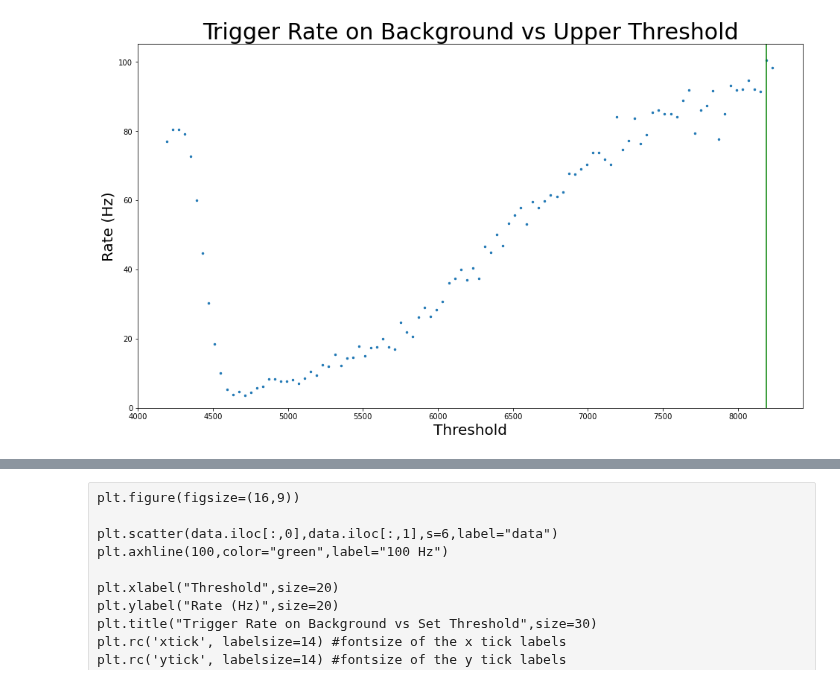
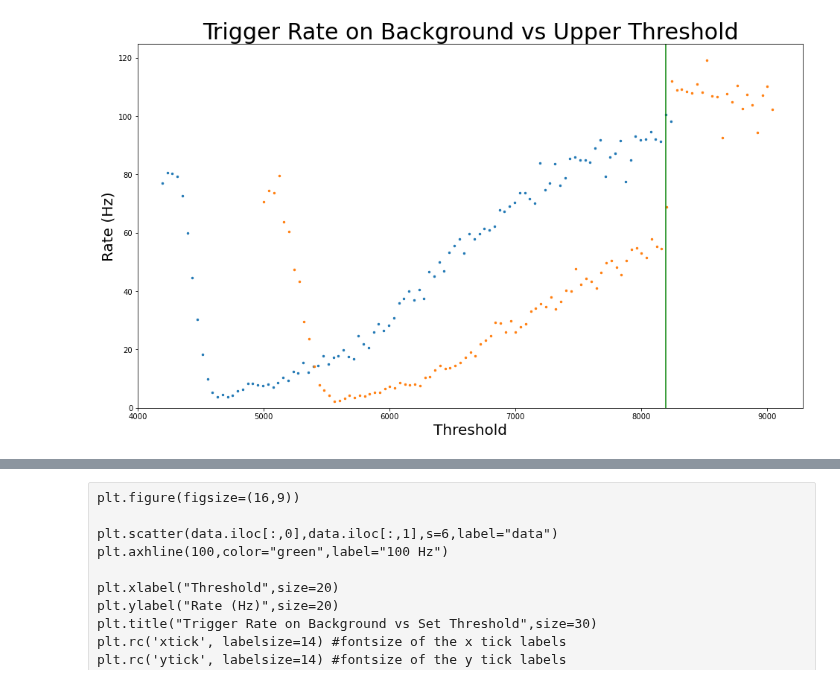
Before and after one commit to villano-lab/NaI_Array_Firmware, a Jupyter notebook: test_firmwares/UniversalTrigger1/PlotRates.ipynb, the cells around one changed output, grey strips where cells are left out. Saved outputs shown, nothing was run; the diff lists cells and outputs as text; code cells hidden in the pictures.

```diff
--- a/test_firmwares/UniversalTrigger1/PlotRates.ipynb
+++ b/test_firmwares/UniversalTrigger1/PlotRates.ipynb
@@ -5,22 +5,24 @@ import numpy as np
 from scipy.stats import norm
 
 data = pd.read_csv("data/NaIscanwindow_20220426_out.csv") #Change to match local file name/location
+data5k = pd.read_csv("data/NaIscanwindow_20220426_4_out.csv")
 # %%
 plt.figure(figsize=(16,9))
 
-plt.scatter(data.iloc[:,0],data.iloc[:,1],s=6,label="data")
+plt.scatter(data.iloc[:,0],data.iloc[:,1],s=6,label="4192")
+plt.scatter(data5k.iloc[:,0],data5k.iloc[:,1],s=6,label="5000")
 #plt.plot(data.iloc[:,0],data.iloc[:,1],label="interpolation",zorder=0,color="#AAAAAA")
 plt.axvline(8192,color="green",label="8192")
 
 plt.xlabel("Threshold",size=20)
 plt.ylabel("Rate (Hz)",size=20)
 plt.title("Trigger Rate on Background vs Upper Threshold",size=30)
 plt.rc('xtick', labelsize=16) #fontsize of the x tick labels
 plt.rc('ytick', labelsize=16) #fontsize of the y tick labels
 plt.xlim(4000)
 plt.ylim(0)
 
 #plt.legend(fontsize=18)
 plt.show()
 # %% [output]
-[figure, old version]
+[figure, new version]
```
Also changed, not shown: parts of 3 cells of this notebook.
